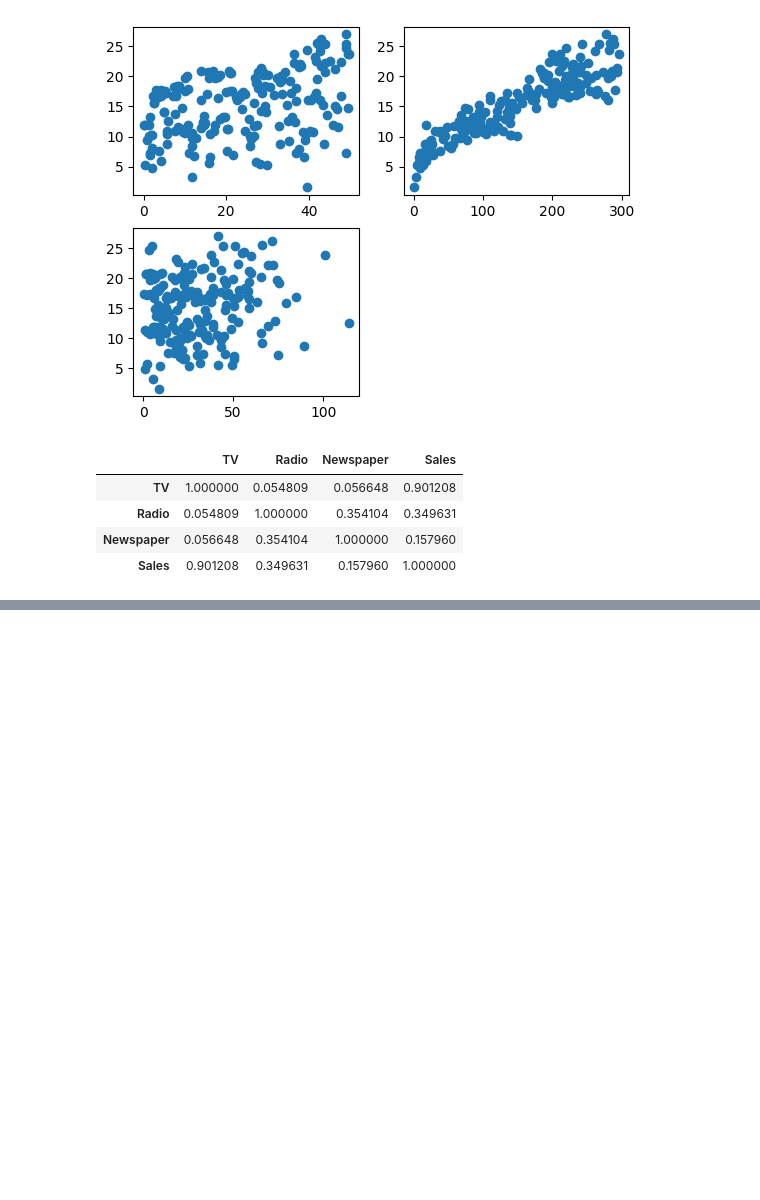
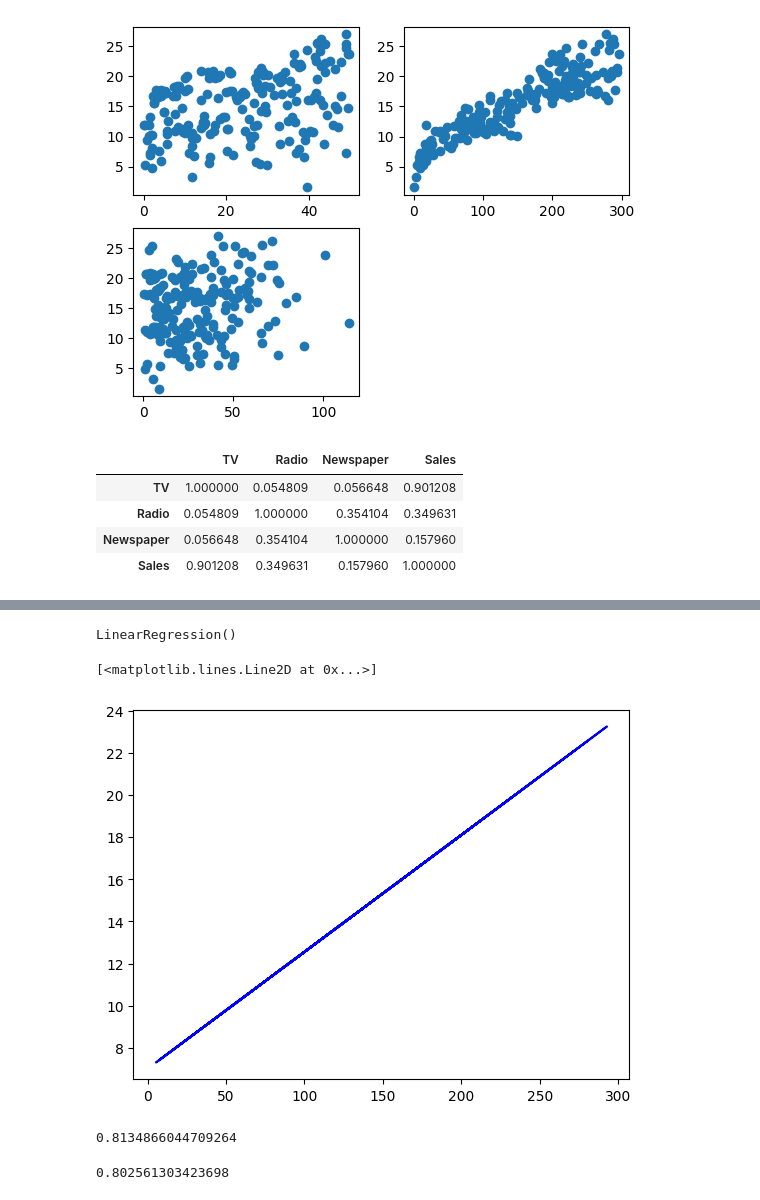
Before and after one commit to RishabhPIET/python-project-Internships, a Jupyter notebook: project_04/advertise.ipynb, the cells around one changed output, grey strips where cells are left out. Saved outputs shown, nothing was run; the diff lists cells and outputs as text; code cells hidden in the pictures; blank space fills up the shorter version.

```diff
--- a/project_04/advertise.ipynb
+++ b/project_04/advertise.ipynb
@@ -117,0 +138,2 @@ data.corr()
+# %%
+tv_train,tv_test,sales_train,sales_test=train_test_split(data[['TV']],data['Sales'],test_size=0.2,random_state=42)
@@ -117,0 +156,19 @@ data.corr()
+# %%
+reg.fit(tv_train,sales_train)
+# %% [output]
+LinearRegression()
+# %%
+model_predict=reg.predict(tv_test)
+# %%
+plt.plot(tv_test,model_predict,color='b')
+# %% [output]
+[<matplotlib.lines.Line2D at 0x...>]
+[figure, added]
+# %%
+reg.score(tv_train,sales_train)
+# %% [output]
+0.8134866044709264
+# %%
+reg.score(tv_test,sales_test)
+# %% [output]
+0.802561303423698
```
Also changed, not shown: parts of 8 cells of this notebook, 1 other file.
